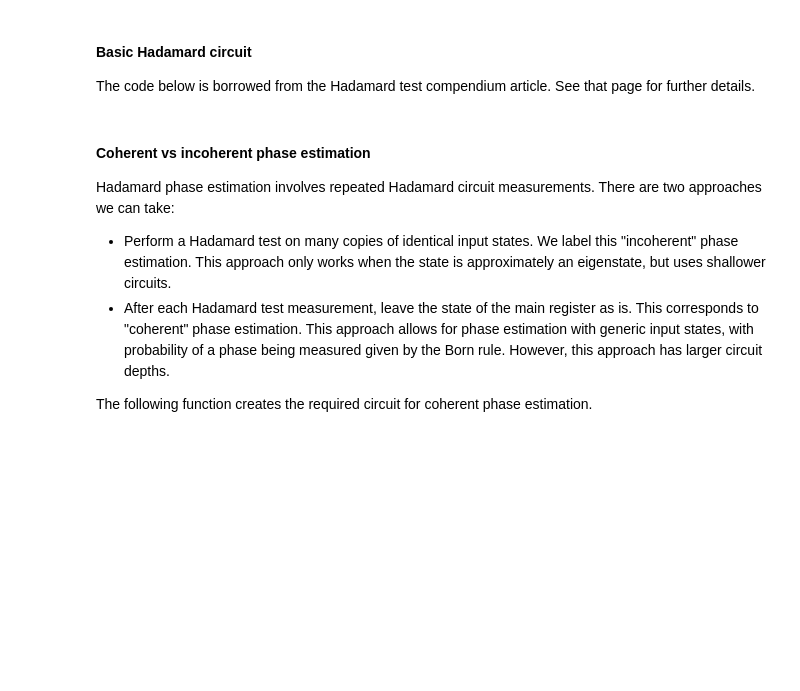
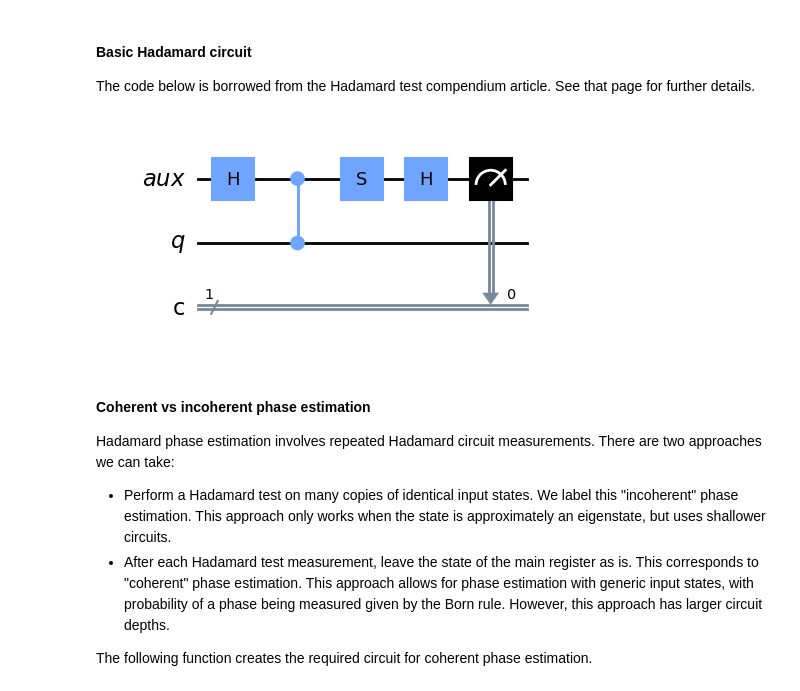
Before and after one commit to Qiskit/textbook, a Jupyter notebook: notebooks/compendium/phase-estimation/index.ipynb, the cells around one changed output. Saved outputs shown, nothing was run; the diff lists cells and outputs as text; code cells hidden in the pictures; blank space fills up the shorter version.

Commit message:
Finished first draft of Kitaev qiskit code.

```diff
--- a/notebooks/compendium/phase-estimation/index.ipynb
+++ b/notebooks/compendium/phase-estimation/index.ipynb
@@ -169,6 +173,11 @@ def hadamard_circuit(U, add_s_gate=False, measure=True):
         circuit.measure(aux, creg)
 
     return circuit
+# %%
+from qiskit.circuit.library.standard_gates import ZGate
+hadamard_circuit(ZGate(), add_s_gate =True, measure = True).draw(output='mpl')
+# %% [output]
+[figure, added]
 # %% [markdown]
 #### Coherent vs incoherent phase estimation
 
```
Also changed, not shown: parts of 11 cells of this notebook.
